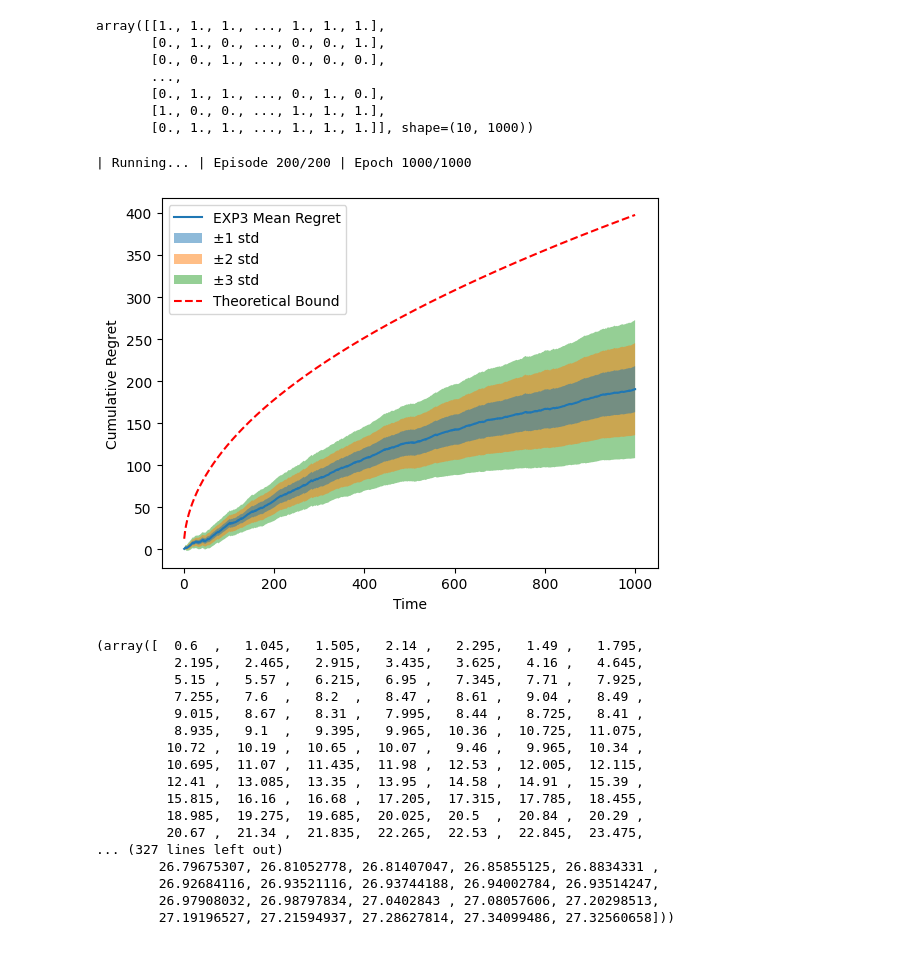
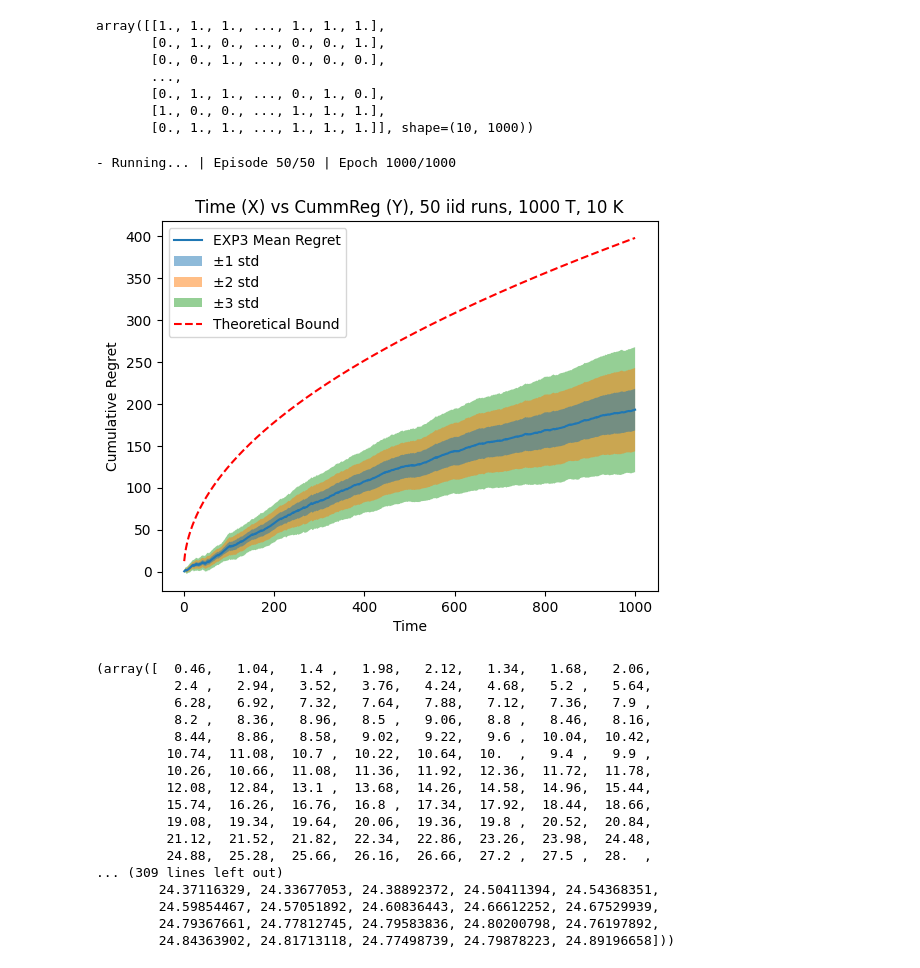
Before and after one commit to chrisbsoo/bandits, a Jupyter notebook: sesh/session1.ipynb, the cells around one changed output. Cells and saved outputs as stored; diff of their text form; code cells hidden in the pictures.

Commit message:
finished coding exp3 and ucb1, ran tests and both worked (simple bernoulli case)

```diff
--- a/sesh/session1.ipynb
+++ b/sesh/session1.ipynb
@@ -19,27 +19,28 @@ array([[1., 1., 1., ..., 1., 1., 1.],
        [1., 0., 0., ..., 1., 1., 1.],
        [0., 1., 1., ..., 1., 1., 1.]], shape=(10, 1000))
 # %%
-from src.algos.EXP3 import EXP3_policy
+from src.algos.EXP3 import simple_exp3
+from utils import eval_adv
 
-policy = EXP3_policy(model)
-policy.eval_multi(n_runs=200)
+policy = simple_exp3(model)
+eval_adv(model, policy, n_runs=50)
 # %% [output]
-| Running... | Episode 200/200 | Epoch 1000/1000
+- Running... | Episode 50/50 | Epoch 1000/1000
-[figure, old version]
+[figure, new version]
-(array([  0.6  ,   1.045,   1.505,   2.14 ,   2.295,   1.49 ,   1.795,
-          2.195,   2.465,   2.915,   3.435,   3.625,   4.16 ,   4.645,
-          5.15 ,   5.57 ,   6.215,   6.95 ,   7.345,   7.71 ,   7.925,
-          7.255,   7.6  ,   8.2  ,   8.47 ,   8.61 ,   9.04 ,   8.49 ,
-          9.015,   8.67 ,   8.31 ,   7.995,   8.44 ,   8.725,   8.41 ,
-          8.935,   9.1  ,   9.395,   9.965,  10.36 ,  10.725,  11.075,
-         10.72 ,  10.19 ,  10.65 ,  10.07 ,   9.46 ,   9.965,  10.34 ,
-         10.695,  11.07 ,  11.435,  11.98 ,  12.53 ,  12.005,  12.115,
-         12.41 ,  13.085,  13.35 ,  13.95 ,  14.58 ,  14.91 ,  15.39 ,
-         15.815,  16.16 ,  16.68 ,  17.205,  17.315,  17.785,  18.455,
-         18.985,  19.275,  19.685,  20.025,  20.5  ,  20.84 ,  20.29 ,
-         20.67 ,  21.34 ,  21.835,  22.265,  22.53 ,  22.845,  23.475,
-... (327 lines left out)
-        26.79675307, 26.81052778, 26.81407047, 26.85855125, 26.8834331 ,
-        26.92684116, 26.93521116, 26.93744188, 26.94002784, 26.93514247,
-        26.97908032, 26.98797834, 27.0402843 , 27.08057606, 27.20298513,
-        27.19196527, 27.21594937, 27.28627814, 27.34099486, 27.32560658]))
+(array([  0.46,   1.04,   1.4 ,   1.98,   2.12,   1.34,   1.68,   2.06,
+          2.4 ,   2.94,   3.52,   3.76,   4.24,   4.68,   5.2 ,   5.64,
+          6.28,   6.92,   7.32,   7.64,   7.88,   7.12,   7.36,   7.9 ,
+          8.2 ,   8.36,   8.96,   8.5 ,   9.06,   8.8 ,   8.46,   8.16,
+          8.44,   8.86,   8.58,   9.02,   9.22,   9.6 ,  10.04,  10.42,
+         10.74,  11.08,  10.7 ,  10.22,  10.64,  10.  ,   9.4 ,   9.9 ,
+         10.26,  10.66,  11.08,  11.36,  11.92,  12.36,  11.72,  11.78,
+         12.08,  12.84,  13.1 ,  13.68,  14.26,  14.58,  14.96,  15.44,
+         15.74,  16.26,  16.76,  16.8 ,  17.34,  17.92,  18.44,  18.66,
+         19.08,  19.34,  19.64,  20.06,  19.36,  19.8 ,  20.52,  20.84,
+         21.12,  21.52,  21.82,  22.34,  22.86,  23.26,  23.98,  24.48,
+         24.88,  25.28,  25.66,  26.16,  26.66,  27.2 ,  27.5 ,  28.  ,
+... (309 lines left out)
+        24.37116329, 24.33677053, 24.38892372, 24.50411394, 24.54368351,
+        24.59854467, 24.57051892, 24.60836443, 24.66612252, 24.67529939,
+        24.79367661, 24.77812745, 24.79583836, 24.80200798, 24.76197892,
+        24.84363902, 24.81713118, 24.77498739, 24.79878223, 24.89196658]))
```
Also changed, not shown: 5 other files.
